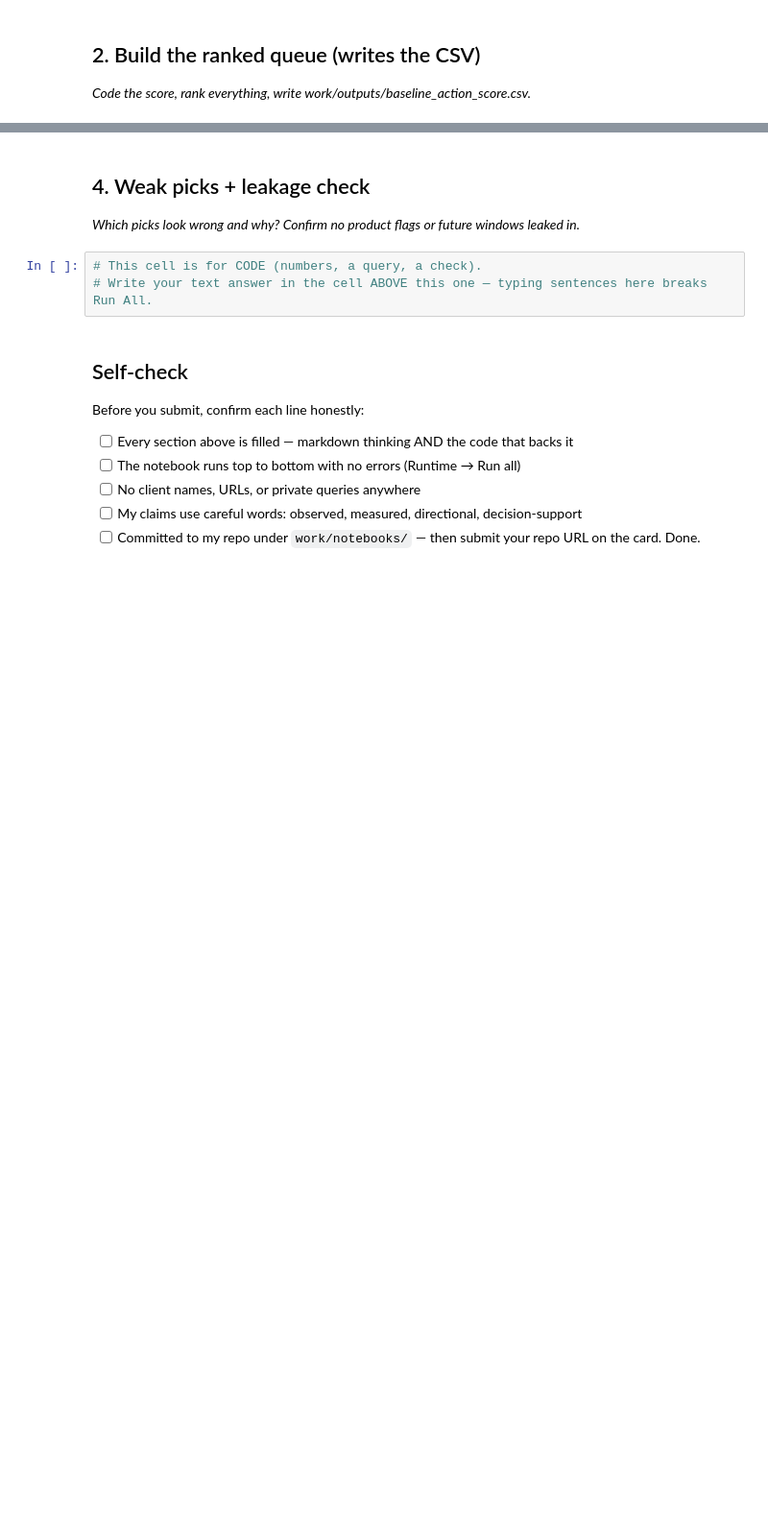
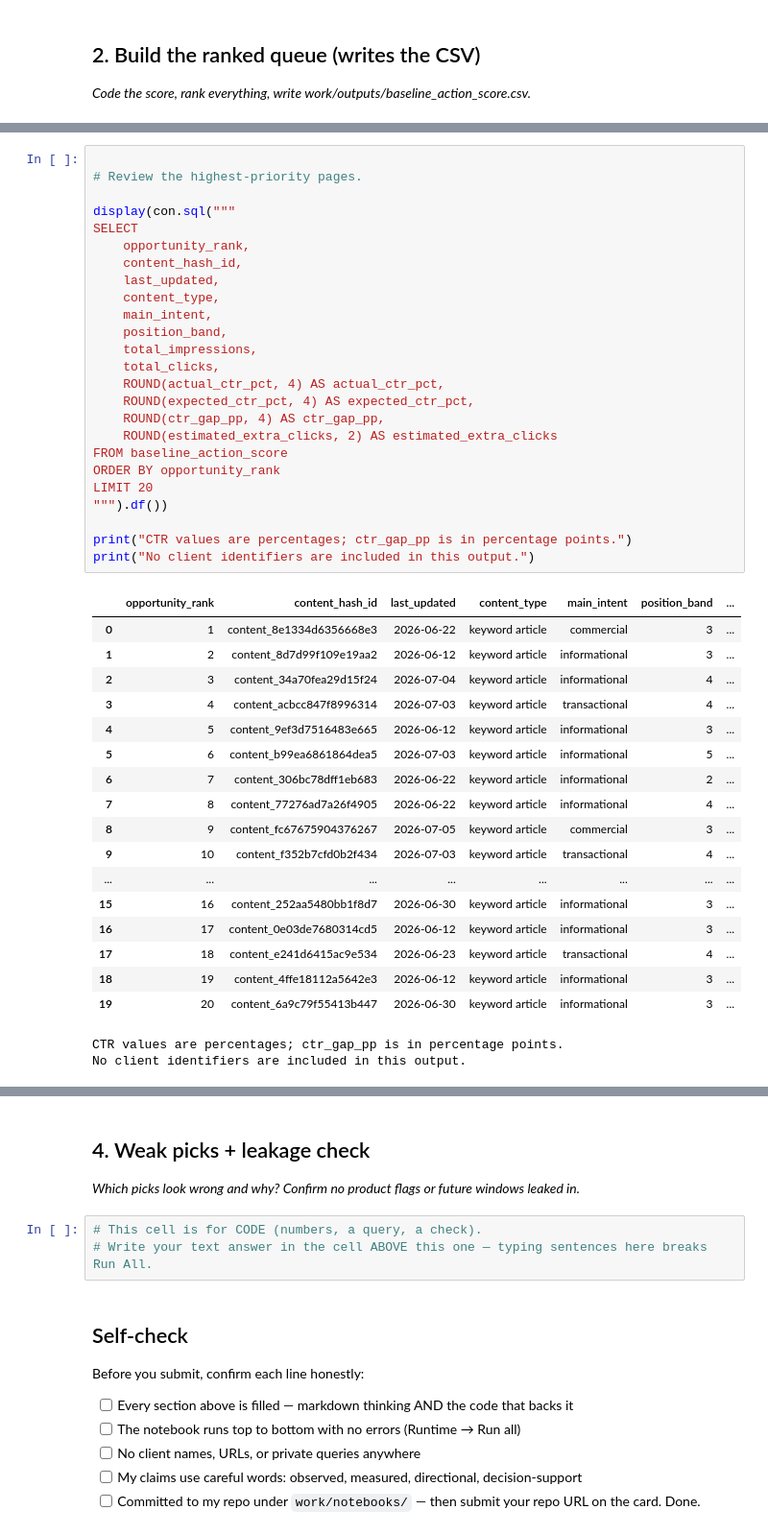
Before and after one commit to YosraHilmi/Fly-Rank-Internship, a Jupyter notebook: work/notebooks/w04_baseline_score.ipynb, the cells around one changed output, grey strips where cells are left out. Shown at 96% size. Cells and saved outputs as stored; diff of their text form; blank space fills up the shorter version.

```diff
--- a/work/notebooks/w04_baseline_score.ipynb
+++ b/work/notebooks/w04_baseline_score.ipynb
@@ -425,0 +433,45 @@ print("Eligibility rule: total_impressions >= 500 and avg_position < 6.")
+# %%
+
+# Review the highest-priority pages.
+
+display(con.sql("""
+SELECT
+    opportunity_rank,
+    content_hash_id,
+    last_updated,
+    content_type,
+    main_intent,
+    position_band,
+    total_impressions,
+    total_clicks,
+    ROUND(actual_ctr_pct, 4) AS actual_ctr_pct,
+    ROUND(expected_ctr_pct, 4) AS expected_ctr_pct,
+    ROUND(ctr_gap_pp, 4) AS ctr_gap_pp,
+    ROUND(estimated_extra_clicks, 2) AS estimated_extra_clicks
+FROM baseline_action_score
+ORDER BY opportunity_rank
+LIMIT 20
+""").df())
+
+print("CTR values are percentages; ctr_gap_pp is in percentage points.")
+print("No client identifiers are included in this output.")
+# %% [output]
+|  | opportunity_rank | content_hash_id | last_updated | content_type | main_intent | position_band | ... |
+| 0 | 1 | content_8e1334d6356668e3 | 2026-06-22 | keyword article | commercial | 3 | ... |
+| 1 | 2 | content_8d7d99f109e19aa2 | 2026-06-12 | keyword article | informational | 3 | ... |
+| 2 | 3 | content_34a70fea29d15f24 | 2026-07-04 | keyword article | informational | 4 | ... |
+| 3 | 4 | content_acbcc847f8996314 | 2026-07-03 | keyword article | transactional | 4 | ... |
+| 4 | 5 | content_9ef3d7516483e665 | 2026-06-12 | keyword article | informational | 3 | ... |
+| 5 | 6 | content_b99ea6861864dea5 | 2026-07-03 | keyword article | informational | 5 | ... |
+| 6 | 7 | content_306bc78dff1eb683 | 2026-06-22 | keyword article | informational | 2 | ... |
+| 7 | 8 | content_77276ad7a26f4905 | 2026-06-22 | keyword article | informational | 4 | ... |
+| 8 | 9 | content_fc67675904376267 | 2026-07-05 | keyword article | commercial | 3 | ... |
+| 9 | 10 | content_f352b7cfd0b2f434 | 2026-07-03 | keyword article | transactional | 4 | ... |
+| ... | ... | ... | ... | ... | ... | ... | ... |
+| 15 | 16 | content_252aa5480bb1f8d7 | 2026-06-30 | keyword article | informational | 3 | ... |
+| 16 | 17 | content_0e03de7680314cd5 | 2026-06-12 | keyword article | informational | 3 | ... |
+| 17 | 18 | content_e241d6415ac9e534 | 2026-06-23 | keyword article | transactional | 4 | ... |
+| 18 | 19 | content_4ffe18112a5642e3 | 2026-06-12 | keyword article | informational | 3 | ... |
+| 19 | 20 | content_6a9c79f55413b447 | 2026-06-30 | keyword article | informational | 3 | ... |
+CTR values are percentages; ctr_gap_pp is in percentage points.
+No client identifiers are included in this output.
```
Also changed, not shown: parts of 21 cells of this notebook.
